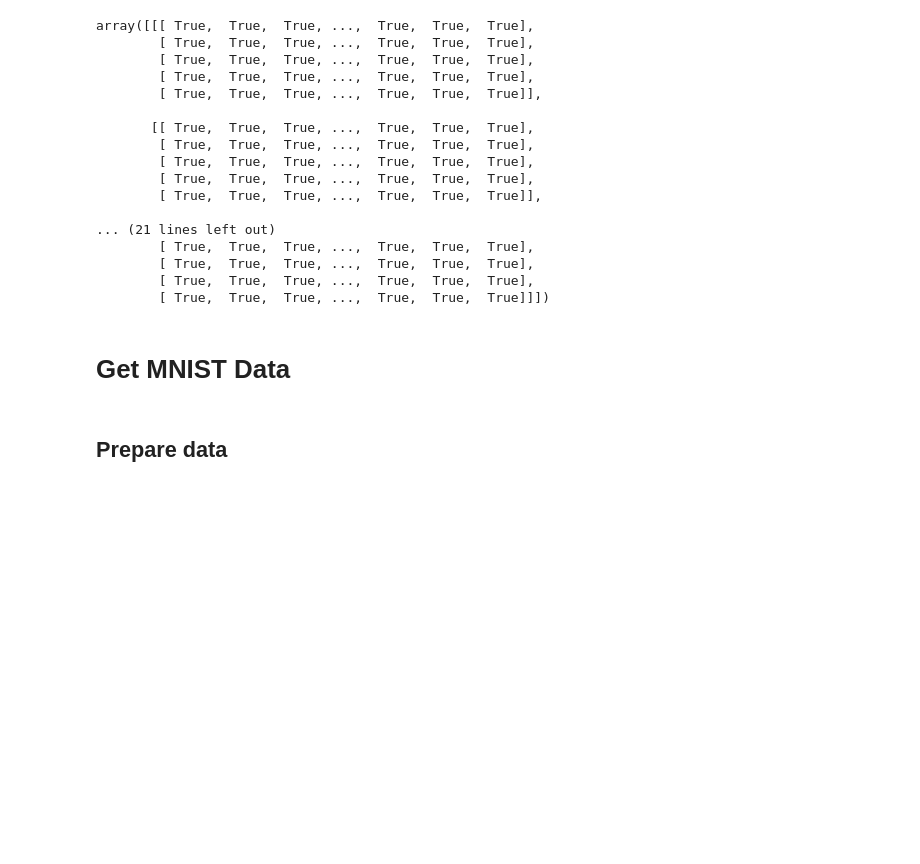
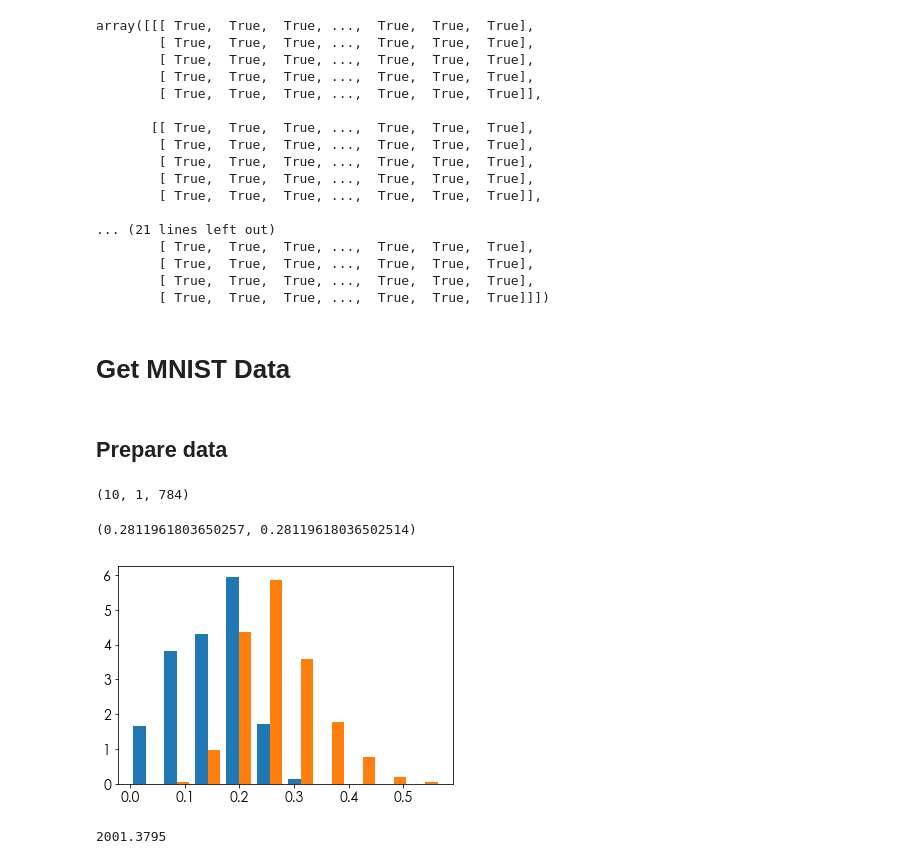
Before and after one commit to chrismbryant/anchor-vector-optimization, a Jupyter notebook: anchors_multi-class.ipynb, the cells around one changed output. Drawn from its saved outputs; the diff is of its cells as text; code cells hidden in the pictures; blank space fills up the shorter version.

```diff
--- a/anchors_multi-class.ipynb
+++ b/anchors_multi-class.ipynb
@@ -120,15 +120,10 @@ k = 10 # Number of classes
 m_train, n, _ = data_train.shape
 m_test, _, _ = data_test.shape
 
-np.random.seed(0)
+normalize = lambda v: v/255 - 0.5
 
-ix_train = [i for i in range(m_train)]
-ix_test = [i for i in range(m_test)]
-np.random.shuffle(ix_train)
-np.random.shuffle(ix_test)
-
-X_train = data_train.reshape(m_train, n**2).T[:, ix_train]
-X_test = data_test.reshape(m_test, n**2).T[:, ix_test]
+X_train = normalize(data_train.reshape(m_train, n**2).T)
+X_test = normalize(data_test.reshape(m_test, n**2).T)
 
 Y_train = np.eye(k)[labels_train].T
 Y_test = np.eye(k)[labels_test].T
@@ -148,3 +143,5 @@ examples = {
 
 A_initial = np.array([[X_train[:, examples[i]]] for i in range(10)])
 A_initial.shape
+# %% [output]
+(10, 1, 784)
@@ -151 +155,44 @@ A_initial.shape
+# %%
+def norm(v):
+    v = v.tolist()
+    return sum([i ** 2 for i in v]) ** 0.5
+
+def dot(v, w):
+    v = v.tolist()
+    w = w.tolist()
+    s = sum([v[i] * w[i] for i in range(len(v))])
+    return s
+
+def man_cos_dist(v, w):
+    sim = dot(v, w) / (norm(v) * norm(w))
+    dist = 1 - sim
+    return dist
+# %%
+X_0 = X_train[:, 6]
+X_1 = X_train[:, 15]
+man_cos_dist(X_0, X_1), cos_dist(X_0, X_1)
+# %% [output]
+(0.2811961803650257, 0.28119618036502514)
+# %%
+dists_match = []
+dists_other = []
+for i in range(10000):
+    dist = man_cos_dist(X_train[:, 6], X_train[:, i])
+    if labels_train[i] == 1:
+        dists_match.append(dist)
+    else:
+        dists_other.append(dist)
+
+plt.hist([dists_match, dists_other], normed = True)
+plt.show()
+# %% [output]
+[figure, added]
+# %%
+with tf.Session() as sess:
+    z = tf.norm(tf.constant(X_0, dtype = "float32"))
+    hello = sess.run(z)
+
+print(hello)
+# %% [output]
+2001.3795
 # %%
```
Also changed, not shown: parts of 12 cells of this notebook, 1 other file.
